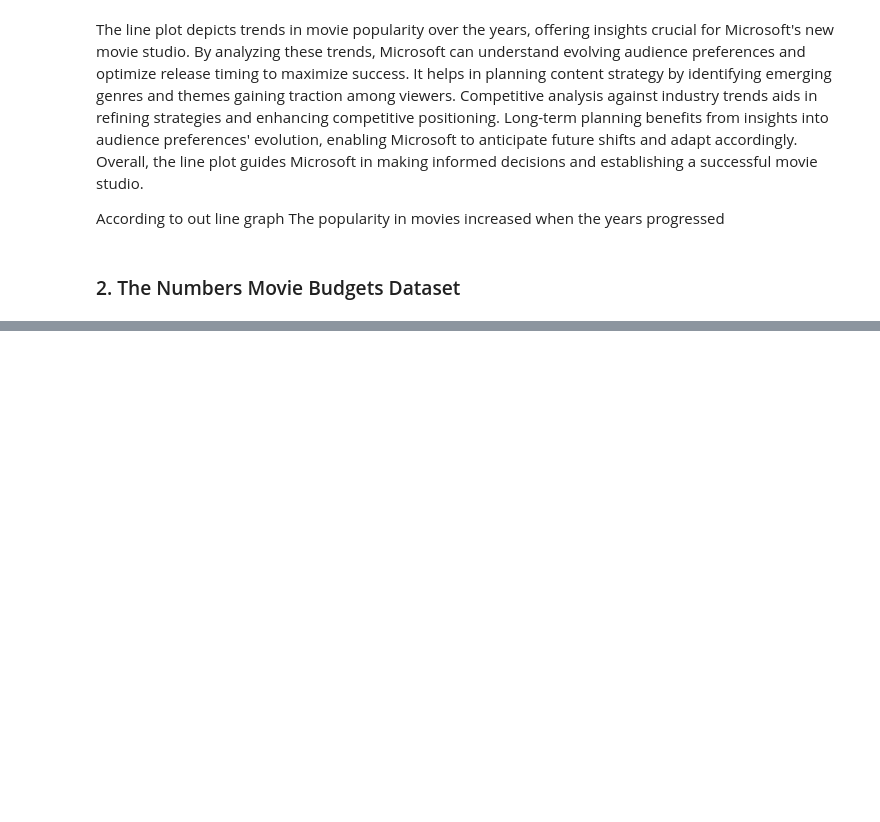
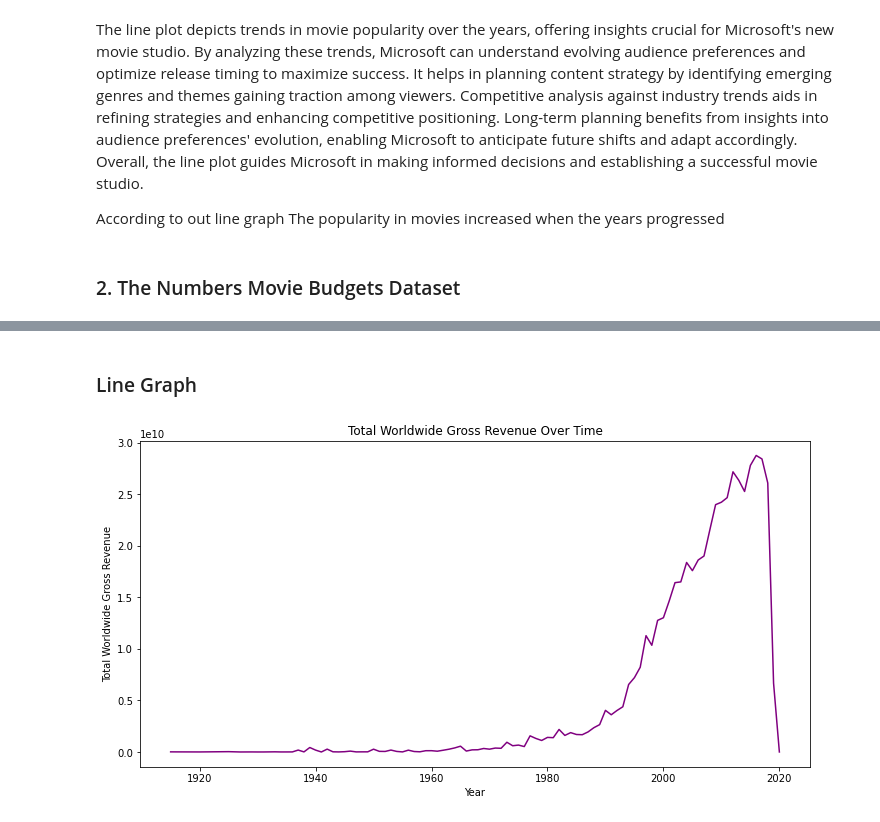
Before and after one commit to olivemideva/dsc-phase-1-project-v2-4, a Jupyter notebook: student.ipynb, the cells around one changed output, grey strips where cells are left out. Cells and saved outputs as stored; diff of their text form; code cells hidden in the pictures; blank space fills up the shorter version.

```diff
--- a/student.ipynb
+++ b/student.ipynb
@@ -433,0 +470,14 @@ According to out line graph The popularity in movies increased when the years pr
+# %% [markdown]
+### Line Graph
+# %%
+plt.figure(figsize=(12, 6))
+tnmovie_df['release_date'] = pd.to_datetime(tnmovie_df['release_date'])
+tnmovie_df['year'] = tnmovie_df['release_date'].dt.year
+total_gross_by_year = tnmovie_df.groupby('year')['worldwide_gross'].sum()
+sns.lineplot(x=total_gross_by_year.index, y=total_gross_by_year.values, color='purple')
+plt.title('Total Worldwide Gross Revenue Over Time')
+plt.xlabel('Year')
+plt.ylabel('Total Worldwide Gross Revenue')
+plt.show()
+# %% [output]
+[figure, added]
```
Also changed, not shown: parts of 16 cells of this notebook.
